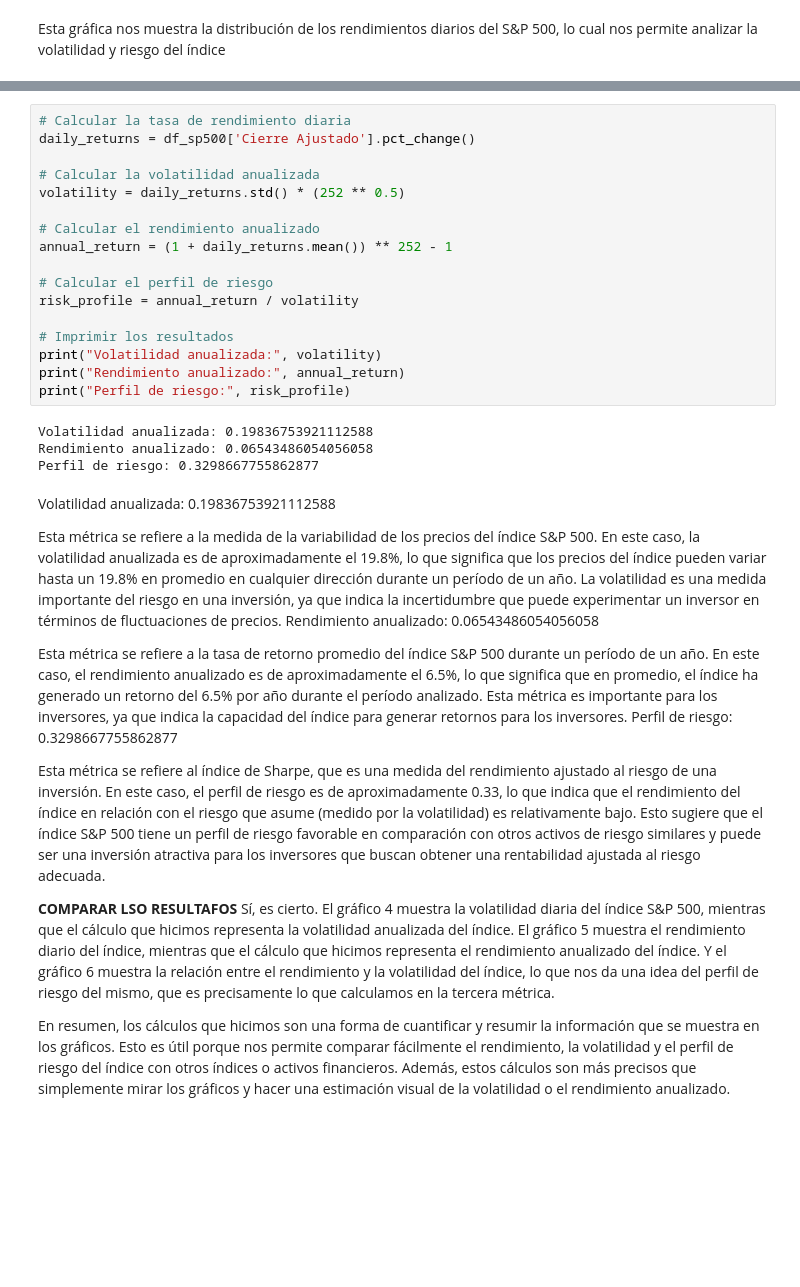
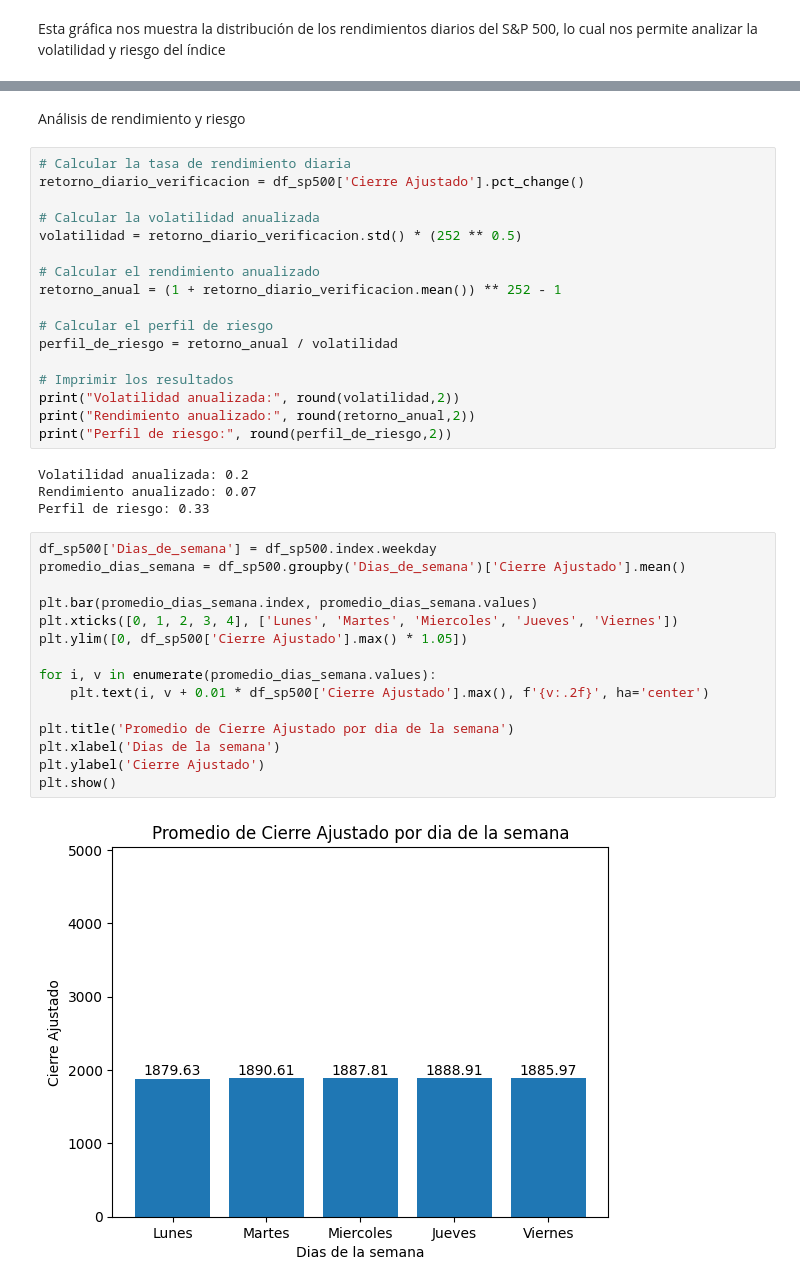
Before and after one commit to SoleEsp/PI_N2_DA, a Jupyter notebook: EDA.ipynb, the cells around one changed output, grey strips where cells are left out. Drawn from its saved outputs; the diff is of its cells as text; blank space fills up the shorter version.

```diff
--- a/EDA.ipynb
+++ b/EDA.ipynb
@@ -203,37 +157,40 @@ KeyError: '^GSPC'
+# %% [markdown]
+Análisis de rendimiento y riesgo
 # %%
 # Calcular la tasa de rendimiento diaria
-daily_returns = df_sp500['Cierre Ajustado'].pct_change()
+retorno_diario_verificacion = df_sp500['Cierre Ajustado'].pct_change()
 
 # Calcular la volatilidad anualizada
-volatility = daily_returns.std() * (252 ** 0.5)
+volatilidad = retorno_diario_verificacion.std() * (252 ** 0.5)
 
 # Calcular el rendimiento anualizado
-annual_return = (1 + daily_returns.mean()) ** 252 - 1
+retorno_anual = (1 + retorno_diario_verificacion.mean()) ** 252 - 1
 
 # Calcular el perfil de riesgo
-risk_profile = annual_return / volatility
+perfil_de_riesgo = retorno_anual / volatilidad
 
 # Imprimir los resultados
-print("Volatilidad anualizada:", volatility)
-print("Rendimiento anualizado:", annual_return)
-print("Perfil de riesgo:", risk_profile)
+print("Volatilidad anualizada:", round(volatilidad,2))
+print("Rendimiento anualizado:", round(retorno_anual,2))
+print("Perfil de riesgo:", round(perfil_de_riesgo,2))
 # %% [output]
-Volatilidad anualizada: 0.19836753921112588
-Rendimiento anualizado: 0.06543486054056058
-Perfil de riesgo: 0.3298667755862877
+Volatilidad anualizada: 0.2
+Rendimiento anualizado: 0.07
+Perfil de riesgo: 0.33
-# %% [markdown]
-Volatilidad anualizada: 0.19836753921112588
-
-Esta métrica se refiere a la medida de la variabilidad de los precios del índice S&P 500. En este caso, la volatilidad anualizada es de aproximadamente el 19.8%, lo que significa que los precios del índice pueden variar hasta un 19.8% en promedio en cualquier dirección durante un período de un año. La volatilidad es una medida importante del riesgo en una inversión, ya que indica la incertidumbre que puede experimentar un inversor en términos de fluctuaciones de precios.
-Rendimiento anualizado: 0.06543486054056058
-
-Esta métrica se refiere a la tasa de retorno promedio del índice S&P 500 durante un período de un año. En este caso, el rendimiento anualizado es de aproximadamente el 6.5%, lo que significa que en promedio, el índice ha generado un retorno del 6.5% por año durante el período analizado. Esta métrica es importante para los inversores, ya que indica la capacidad del índice para generar retornos para los inversores.
-Perfil de riesgo: 0.3298667755862877
-
-Esta métrica se refiere al índice de Sharpe, que es una medida del rendimiento ajustado al riesgo de una inversión. En este caso, el perfil de riesgo es de aproximadamente 0.33, lo que indica que el rendimiento del índice en relación con el riesgo que asume (medido por la volatilidad) es relativamente bajo. Esto sugiere que el índice S&P 500 tiene un perfil de riesgo favorable en comparación con otros activos de riesgo similares y puede ser una inversión atractiva para los inversores que buscan obtener una rentabilidad ajustada al riesgo adecuada.
-
-
-**COMPARAR LSO RESULTAFOS**
-Sí, es cierto. El gráfico 4 muestra la volatilidad diaria del índice S&P 500, mientras que el cálculo que hicimos representa la volatilidad anualizada del índice. El gráfico 5 muestra el rendimiento diario del índice, mientras que el cálculo que hicimos representa el rendimiento anualizado del índice. Y el gráfico 6 muestra la relación entre el rendimiento y la volatilidad del índice, lo que nos da una idea del perfil de riesgo del mismo, que es precisamente lo que calculamos en la tercera métrica.
-
-En resumen, los cálculos que hicimos son una forma de cuantificar y resumir la información que se muestra en los gráficos. Esto es útil porque nos permite comparar fácilmente el rendimiento, la volatilidad y el perfil de riesgo del índice con otros índices o activos financieros. Además, estos cálculos son más precisos que simplemente mirar los gráficos y hacer una estimación visual de la volatilidad o el rendimiento anualizado.
+# %%
+df_sp500['Dias_de_semana'] = df_sp500.index.weekday
+promedio_dias_semana = df_sp500.groupby('Dias_de_semana')['Cierre Ajustado'].mean()
+
+plt.bar(promedio_dias_semana.index, promedio_dias_semana.values)
+plt.xticks([0, 1, 2, 3, 4], ['Lunes', 'Martes', 'Miercoles', 'Jueves', 'Viernes'])
+plt.ylim([0, df_sp500['Cierre Ajustado'].max() * 1.05])
+
+for i, v in enumerate(promedio_dias_semana.values):
+    plt.text(i, v + 0.01 * df_sp500['Cierre Ajustado'].max(), f'{v:.2f}', ha='center')
+
+plt.title('Promedio de Cierre Ajustado por dia de la semana')
+plt.xlabel('Dias de la semana')
+plt.ylabel('Cierre Ajustado')
+plt.show()
+# %% [output]
+[figure, added]
```
Also changed, not shown: parts of 25 cells of this notebook.
